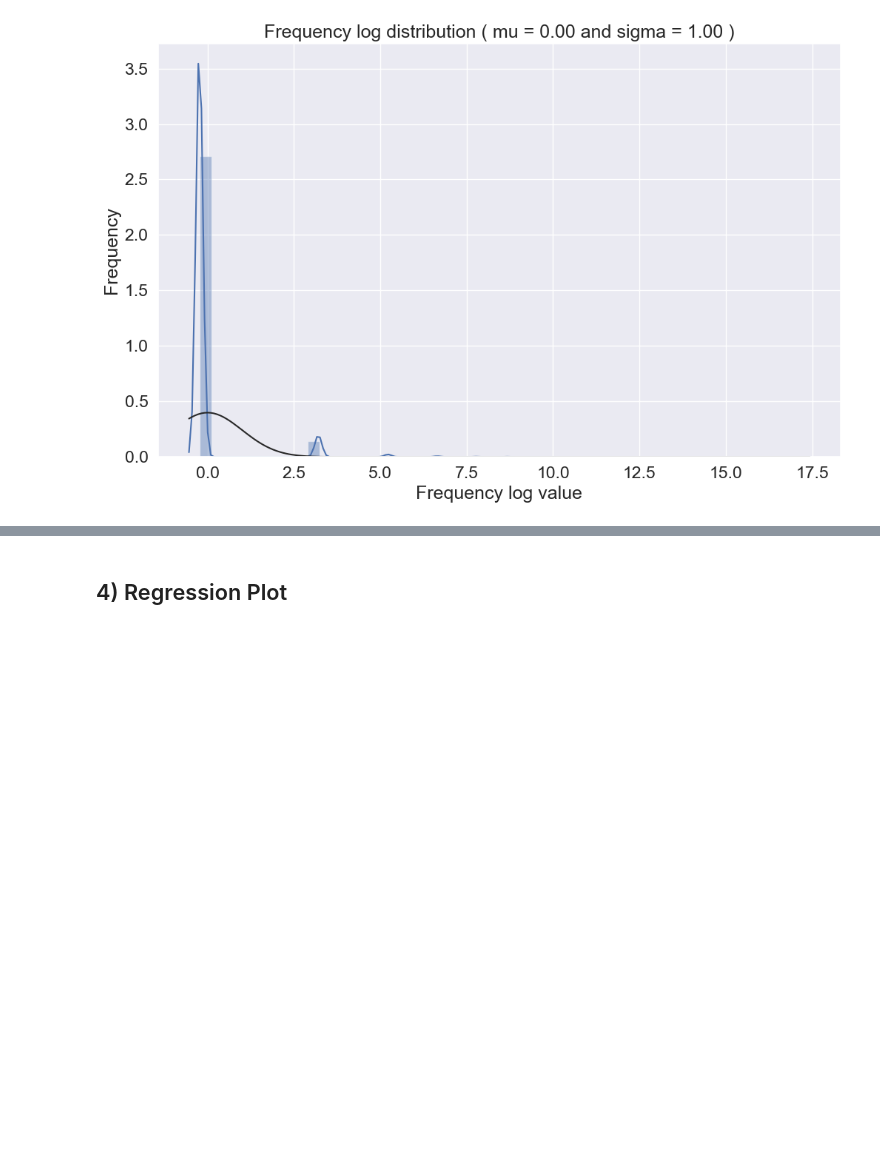
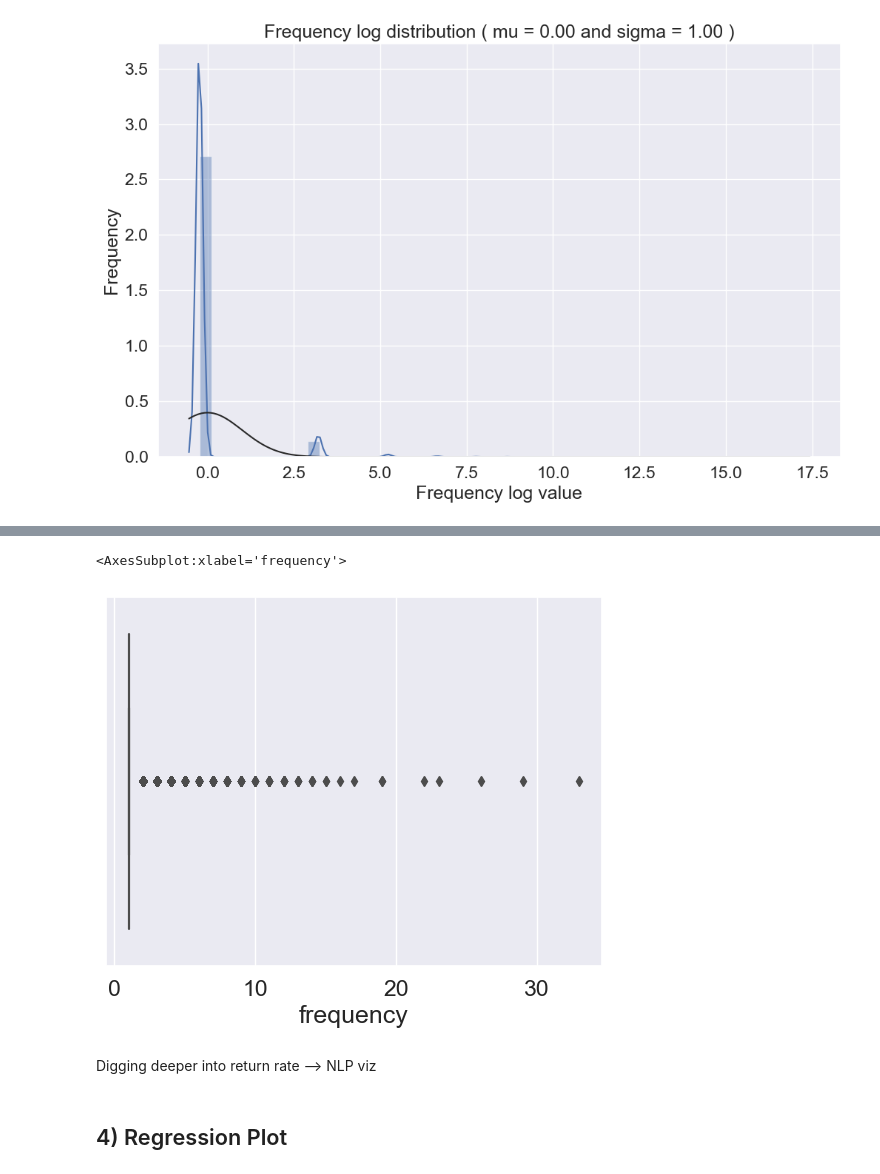
Before and after one commit to longbui23/Customer-Segmentation, a Jupyter notebook: RFM Analysis/RFM and CLV Analysis.ipynb, the cells around one changed output, grey strips where cells are left out. Saved outputs shown, nothing was run; the diff lists cells and outputs as text; code cells hidden in the pictures; blank space fills up the shorter version.

```diff
--- a/RFM Analysis/RFM Analysis.ipynb
+++ b/RFM Analysis/RFM and CLV Analysis.ipynb
@@ -447,3 +619,10 @@ plt.show()
+# %%
+sns.boxplot(rfm_df['frequency'])
+# %% [output]
+<AxesSubplot:xlabel='frequency'>
+[figure, added]
+# %% [markdown]
+Digging deeper into return rate --> NLP viz
 # %% [markdown]
 ## 4) Regression Plot
 # %%
```
Also changed, not shown: parts of 57 cells of this notebook, 5 other files.
